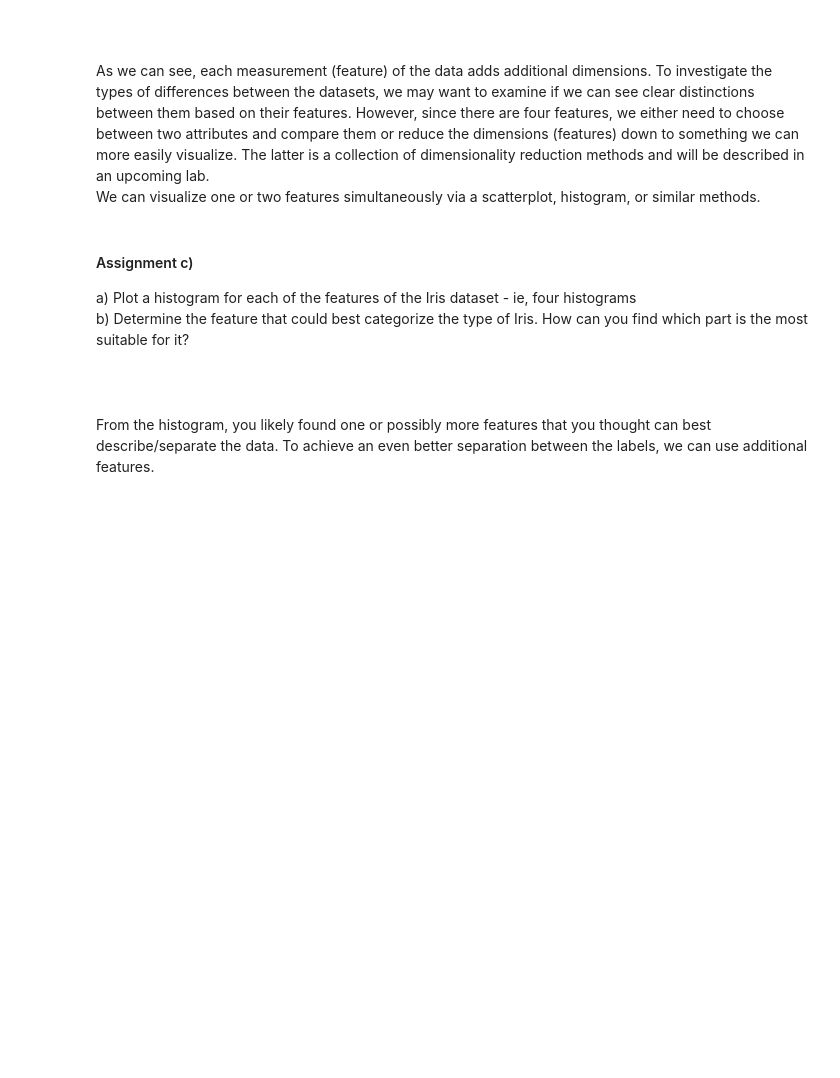
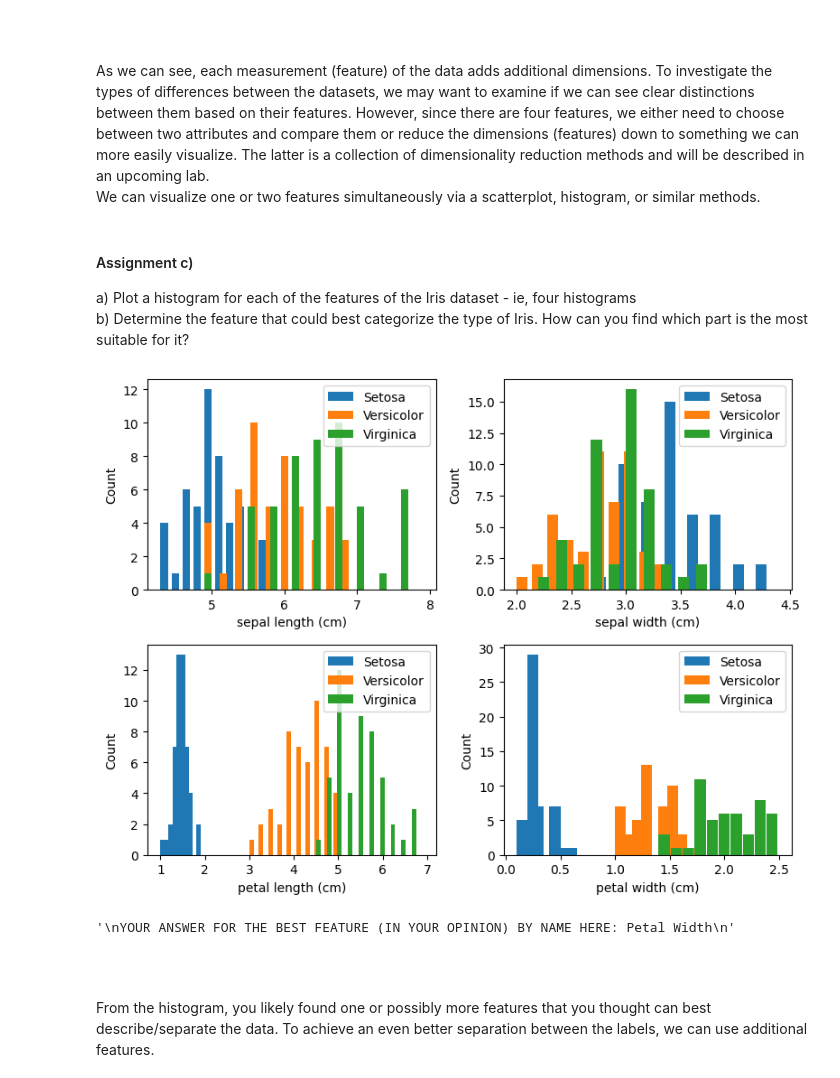
Before and after one commit to hjadersten/ml-1dl034-public-assignments, a Jupyter notebook: Assignments/Practical/PracticalNotebook3.ipynb, the cells around one changed output. Saved outputs shown, nothing was run; the diff lists cells and outputs as text; code cells hidden in the pictures; blank space fills up the shorter version.

```diff
--- a/Assignments/Practical/PracticalNotebook3.ipynb
+++ b/Assignments/Practical/PracticalNotebook3.ipynb
@@ -248,21 +302,36 @@ b) Determine the feature that could best categorize the type of Iris. How can yo
 # %%
 import matplotlib.pyplot as plt
 iris_target_names = ["Setosa", "Versicolor", "Virginica"]
 
 # YOUR CODE HERE
 fig, axes = plt.subplots(nrows=2, ncols=2, figsize=(8, 6))
 axes = axes.flatten()
+
+sepal_length = iris.data[0:50, 0], iris.data[50:100, 0], iris.data[100:150, 0]
+sepal_width  = iris.data[0:50, 1], iris.data[50:100, 1], iris.data[100:150, 1]
+petal_length = iris.data[0:50, 2], iris.data[50:100, 2], iris.data[100:150, 2]
+petal_width  = iris.data[0:50, 3], iris.data[50:100, 3], iris.data[100:150, 3]
+
+for i, name in zip(range(3), iris_target_names):
+    axes[0].hist(sepal_length[i], label=name, width=0.1)
+    axes[1].hist(sepal_width[i], label=name, width=0.1)
+    axes[2].hist(petal_length[i], label=name, width=0.1)
+    axes[3].hist(petal_width[i], label=name, width=0.1)
+
 for i in range(4):
-    axes[i].hist(iris.data[:, i])
     axes[i].set_xlabel(iris.feature_names[i])
     axes[i].set_ylabel("Count")
+    axes[i].legend()
 
 plt.tight_layout()
 plt.show()
 
 """
 YOUR ANSWER FOR THE BEST FEATURE (IN YOUR OPINION) BY NAME HERE: Petal Width
 """
+# %% [output]
+[figure, added]
+'\nYOUR ANSWER FOR THE BEST FEATURE (IN YOUR OPINION) BY NAME HERE: Petal Width\n'
 # %% [markdown]
 <br/>
 <br/>
```
Also changed, not shown: parts of 15 cells of this notebook, 1 other file.
